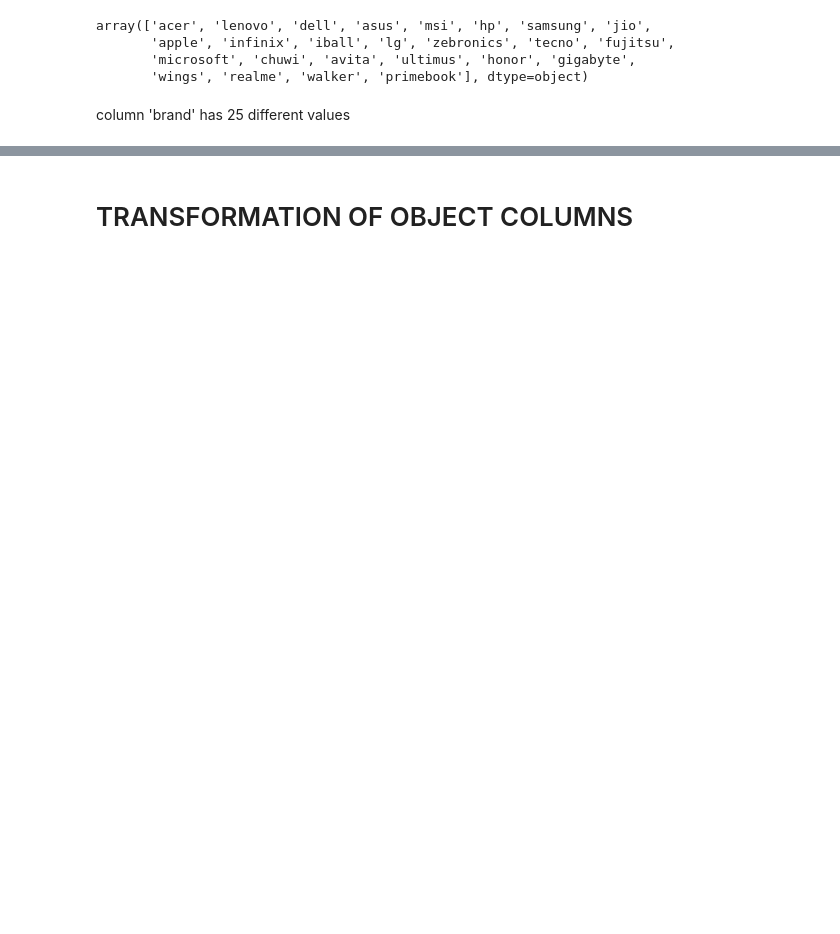
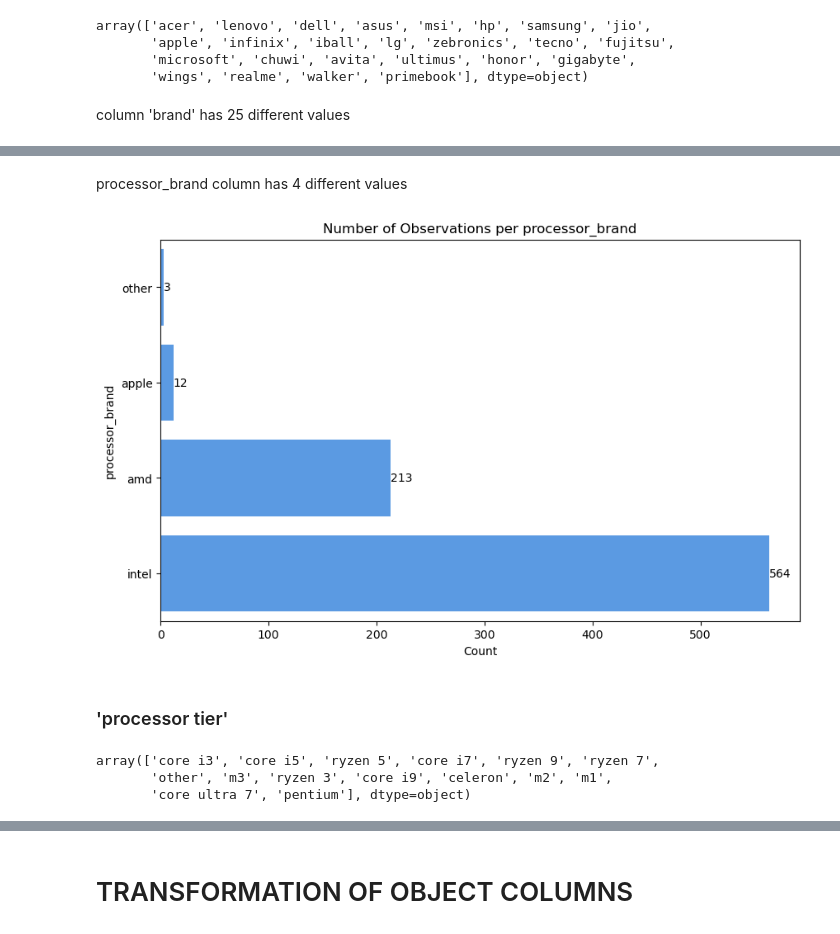
Before and after one commit to kateqwerty001/Laptops_Clustering, a Jupyter notebook: EDA/EDA_LaptopsClustering_Kate.ipynb, the cells around one changed output, grey strips where cells are left out. Saved outputs shown, nothing was run; the diff lists cells and outputs as text; code cells hidden in the pictures; blank space fills up the shorter version.

```diff
--- a/EDA/EDA_LaptopsClustering_Kate.ipynb
+++ b/EDA/EDA_LaptopsClustering_Kate.ipynb
@@ -88,0 +134,14 @@ column 'brand' has 25 different values
+# %% [markdown]
+processor_brand column has 4 different values
+# %%
+get_barplot('processor_brand', data)
+# %% [output]
+[figure, added]
+# %% [markdown]
+### 'processor tier'
+# %%
+pd.unique(data['processor_tier'])
+# %% [output]
+array(['core i3', 'core i5', 'ryzen 5', 'core i7', 'ryzen 9', 'ryzen 7',
+       'other', 'm3', 'ryzen 3', 'core i9', 'celeron', 'm2', 'm1',
+       'core ultra 7', 'pentium'], dtype=object)
```
Also changed, not shown: parts of 73 cells of this notebook.
